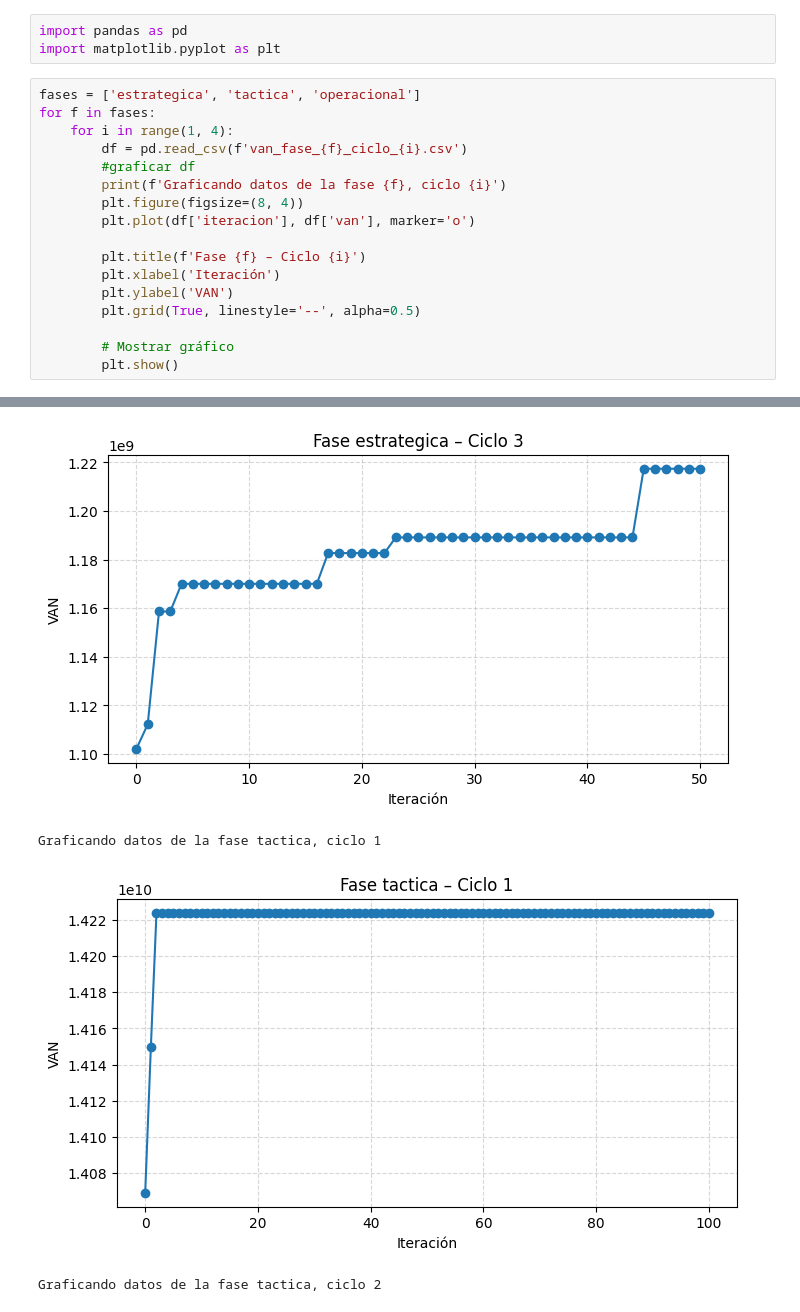
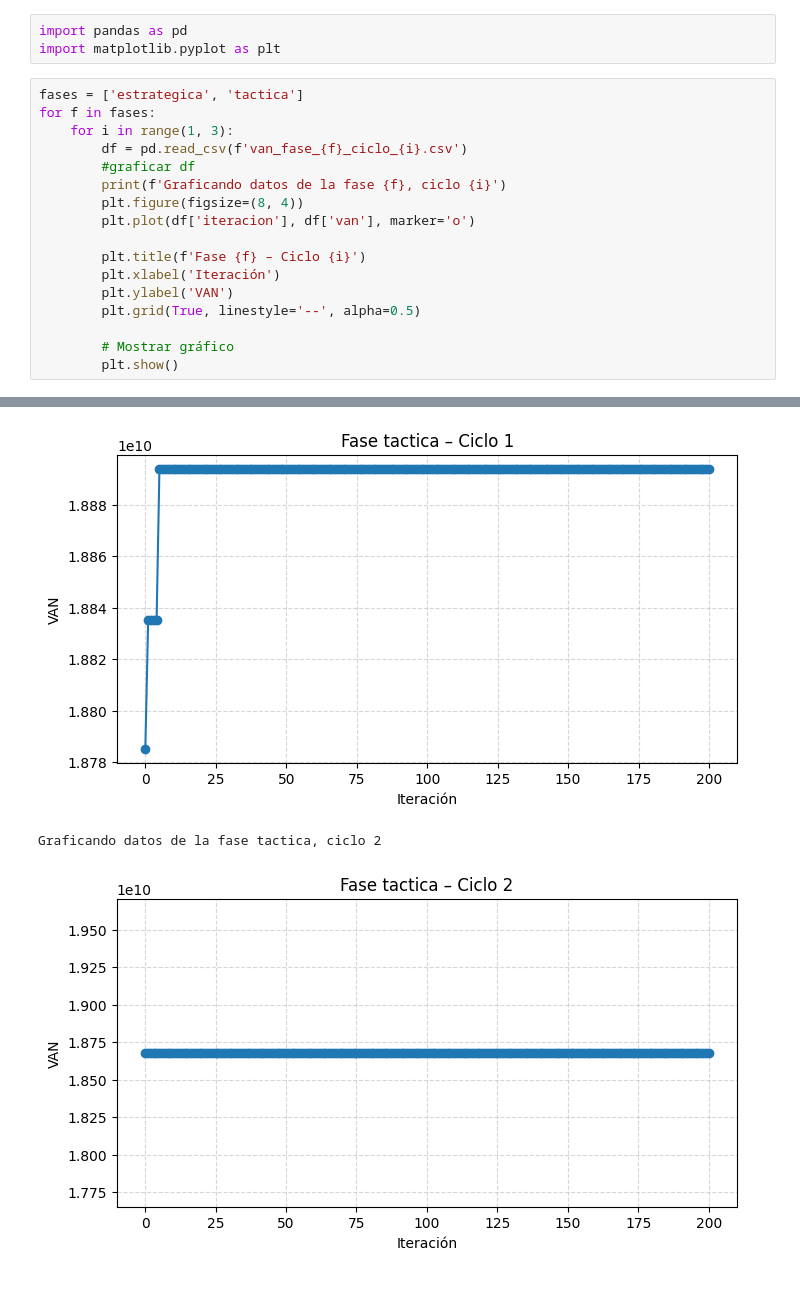
Before and after one commit to BobadillaSergio/ICS2122-Entrega-Final, a Jupyter notebook: Final/convergencia/analisis.ipynb, the cells around one changed output, grey strips where cells are left out. Cells and saved outputs as stored; diff of their text form.

Commit message:
resultados heurística dos ciclos

```diff
--- a/Final/convergencia/analisis.ipynb
+++ b/Final/convergencia/analisis.ipynb
@@ -4,9 +4,9 @@
 import pandas as pd
 import matplotlib.pyplot as plt
 # %%
-fases = ['estrategica', 'tactica', 'operacional']
+fases = ['estrategica', 'tactica']
 for f in fases:
-    for i in range(1, 4):
+    for i in range(1, 3):
         df = pd.read_csv(f'van_fase_{f}_ciclo_{i}.csv')
         #graficar df
         print(f'Graficando datos de la fase {f}, ciclo {i}')
@@ -29,4 +29,3 @@ Graficando datos de la fase estrategica, ciclo 3
-[figure, old version]
+[figure, new version]
-Graficando datos de la fase tactica, ciclo 1
+Graficando datos de la fase tactica, ciclo 2
-[figure, old version]
+[figure, new version]
-Graficando datos de la fase tactica, ciclo 2
```
Also changed, not shown: parts of 6 cells of this notebook, 31 other files.
